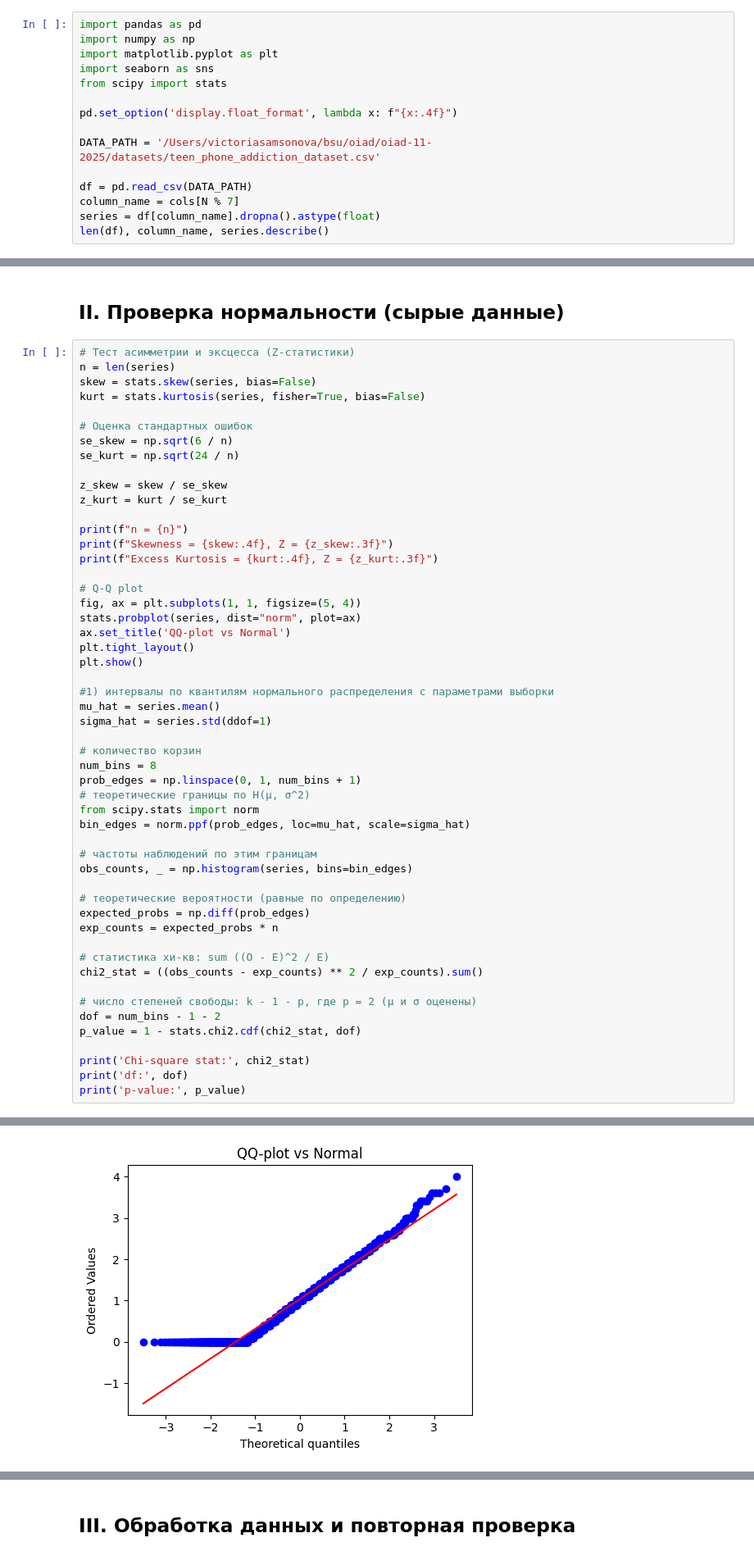
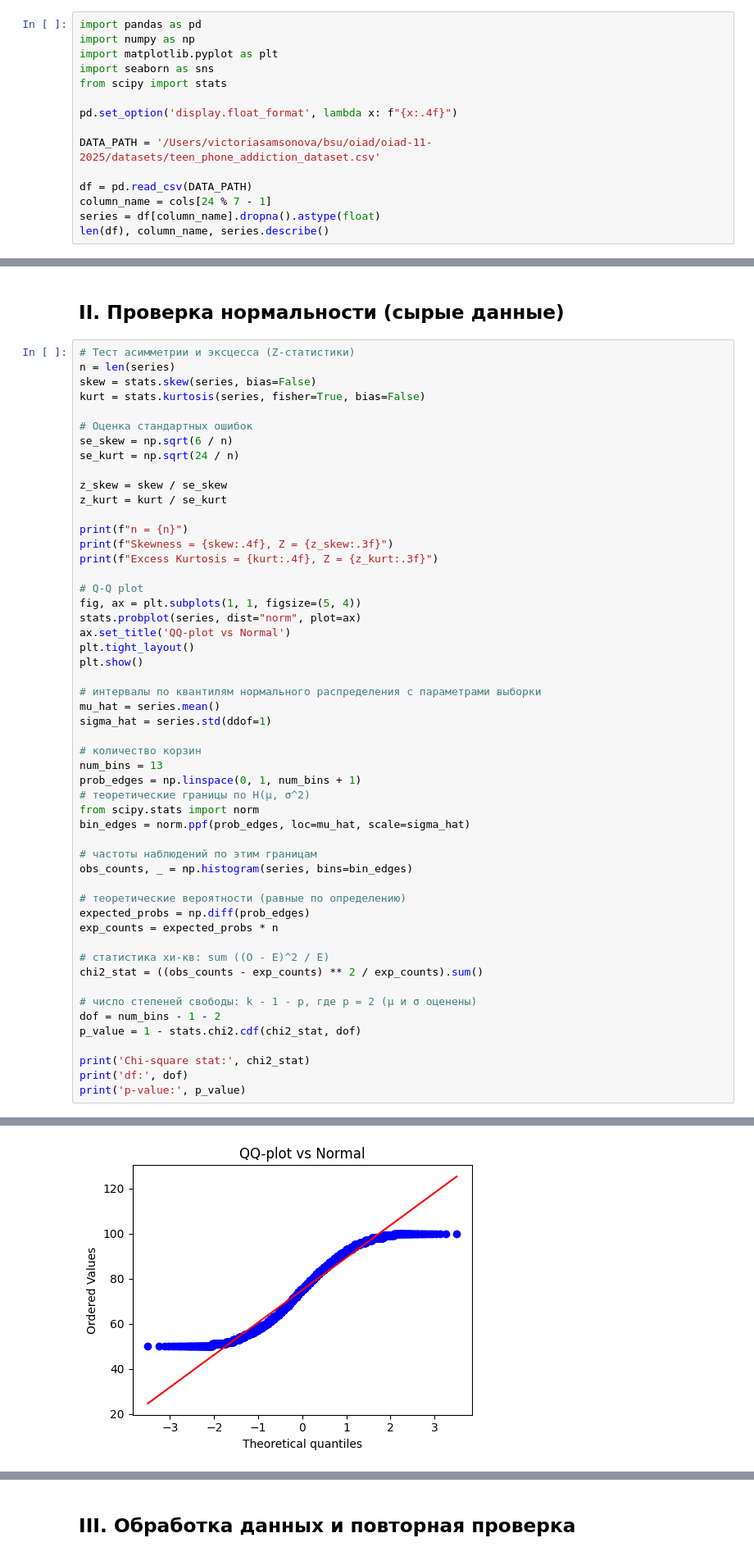
Before and after one commit to poluzerovT/oiad-11-2025, a Jupyter notebook: Samsonova/1.ipynb, the cells around one changed output, grey strips where cells are left out. Shown at 82% size. Drawn from its saved outputs; the diff is of its cells as text.

```diff
--- a/Samsonova/1.ipynb
+++ b/Samsonova/1.ipynb
@@ -66,7 +66,7 @@ pd.set_option('display.float_format', lambda x: f"{x:.4f}")
 DATA_PATH = '/Users/victoriasamsonova/bsu/oiad/oiad-11-2025/datasets/teen_phone_addiction_dataset.csv'
 
 df = pd.read_csv(DATA_PATH)
-column_name = cols[N % 7]
+column_name = cols[24 % 7 - 1]
 series = df[column_name].dropna().astype(float)
 len(df), column_name, series.describe()
 # %% [output]
@@ -168,12 +168,12 @@ ax.set_title('QQ-plot vs Normal')
 plt.tight_layout()
 plt.show()
 
-#1) интервалы по квантилям нормального распределения с параметрами выборки
+# интервалы по квантилям нормального распределения с параметрами выборки
 mu_hat = series.mean()
 sigma_hat = series.std(ddof=1)
 
 # количество корзин
-num_bins = 8
+num_bins = 13
 prob_edges = np.linspace(0, 1, num_bins + 1)
 # теоретические границы по Н(μ, σ^2)
 from scipy.stats import norm
@@ -203 +203 @@ Excess Kurtosis = -0.2575, Z = -2.879
-[figure, old version]
+[figure, new version]
```
Also changed, not shown: parts of 8 cells of this notebook.
